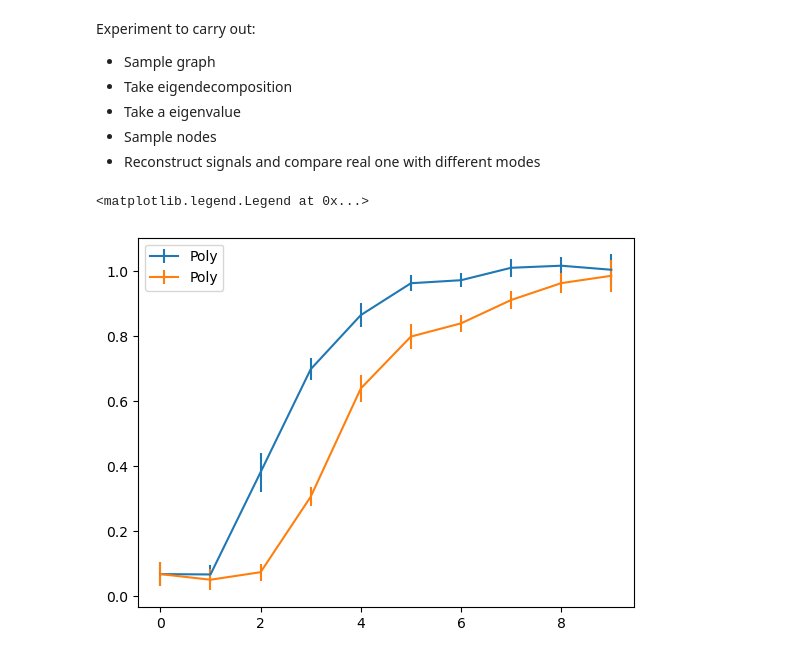
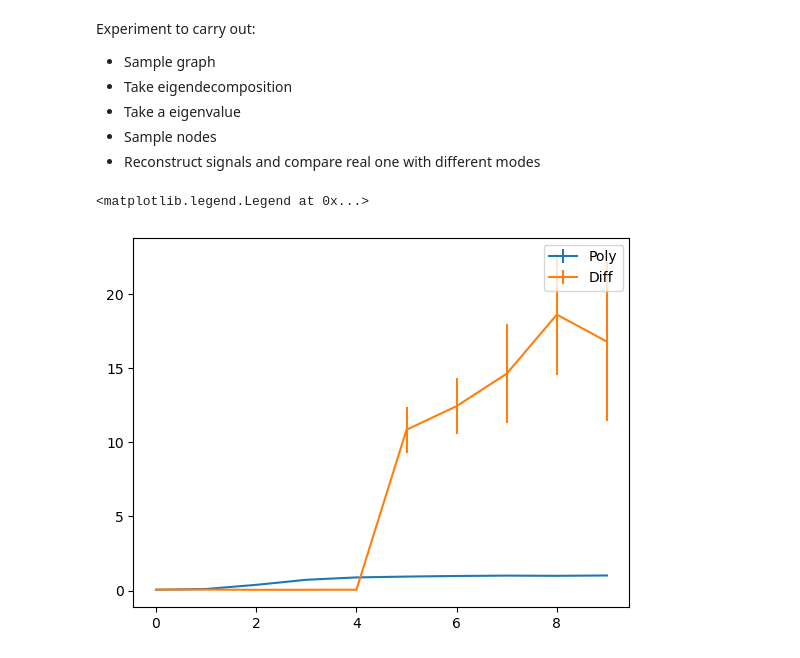
Before and after one commit to xingchenwan/bo-on-graph, a Jupyter notebook: notebooks/signal_recovery.ipynb, the cells around one changed output. Saved outputs shown, nothing was run; the diff lists cells and outputs as text; code cells hidden in the pictures.

```diff
--- a/notebooks/signal_recovery.ipynb
+++ b/notebooks/signal_recovery.ipynb
@@ -109,7 +109,7 @@ def compute_test_result(base_problem, base_model, prop_data=0.5, mc_samples=5, n
                         train_X=X_train,
                         train_Y=Y_train,
                         context_graph=base_problem.context_graph,
-                        covar_type="polynomial",
+                        covar_type="diffusion",
                         covar_kwargs = {
                             "order": len(base_problem.context_graph.nodes),
                             },
@@ -147,37 +147,37 @@ base_problem = get_synthetic_problem(
     problem_kwargs={
         "log": False,
         "random_graph_type": "grid",
-        "m": 1,
+        "m": 2,
         "n": n,
         "test_function": "sphere"
         }
     )
 
 X_train = torch.empty(0,1)
 Y_train = torch.empty(0,1)
 base_model, base_mll, based_cached_eigenbasis = initialize_model(
                 train_X=X_train,
                 train_Y=Y_train,
                 context_graph=base_problem.context_graph,
                 covar_type="diffusion",
                 covar_kwargs = {
                     "order": 1,
                      },
                 fit_model=False,
                 ard=True,
                 use_fixed_noise=False,
                 use_saas_map=False
                 )
 
 result = compute_test_result(base_problem, base_model, mc_samples=10, prop_data=0.5, n_eigenvalue=10)
 result_mean_0, result_std_0 = result.mean(dim=0)[0], result.std(dim=0)[0]
 result_mean_1, result_std_1 = result.mean(dim=0)[1], result.std(dim=0)[1]
 plt.errorbar(x = range(result_mean_0.shape[0]), y = result_mean_0, yerr= result_std_0, label="Poly")
-plt.errorbar(x = range(result_mean_1.shape[0]), y = result_mean_1, yerr= result_std_1, label="Poly")
+plt.errorbar(x = range(result_mean_1.shape[0]), y = result_mean_1, yerr= result_std_1, label="Diff")
 plt.legend()
 # %% [output]
 <matplotlib.legend.Legend at 0x...>
-[figure, old version]
+[figure, new version]
 # %%
 n = 400
 base_problem = get_synthetic_problem(
```
Also changed, not shown: parts of 5 cells of this notebook, 7 other files.
